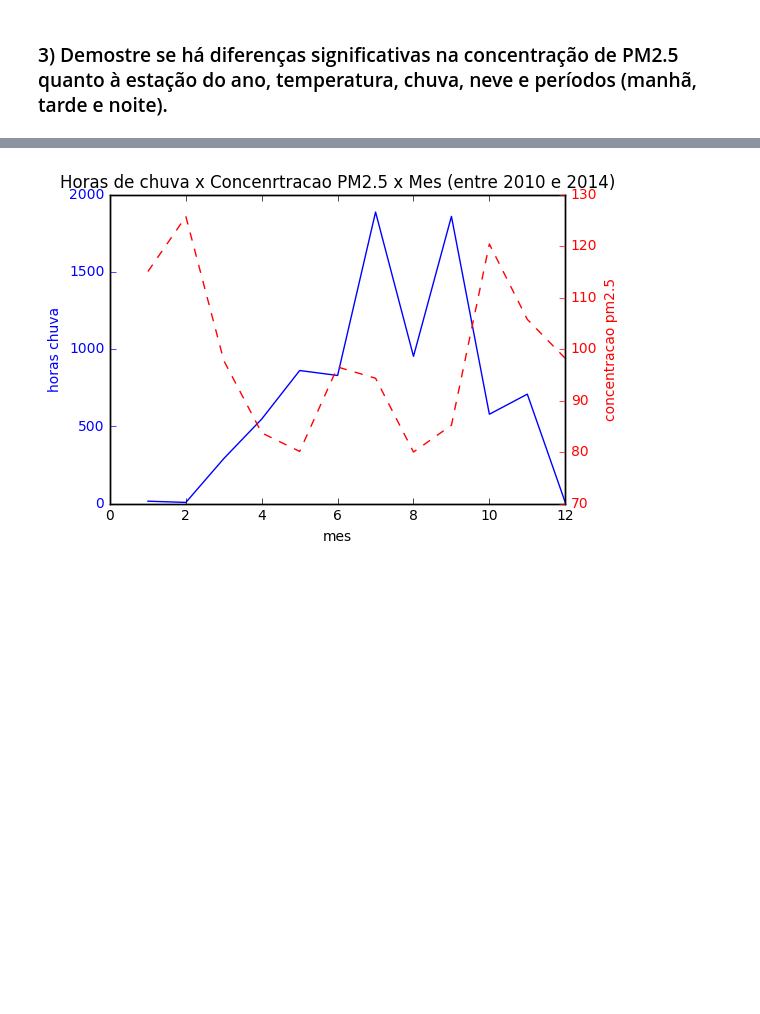
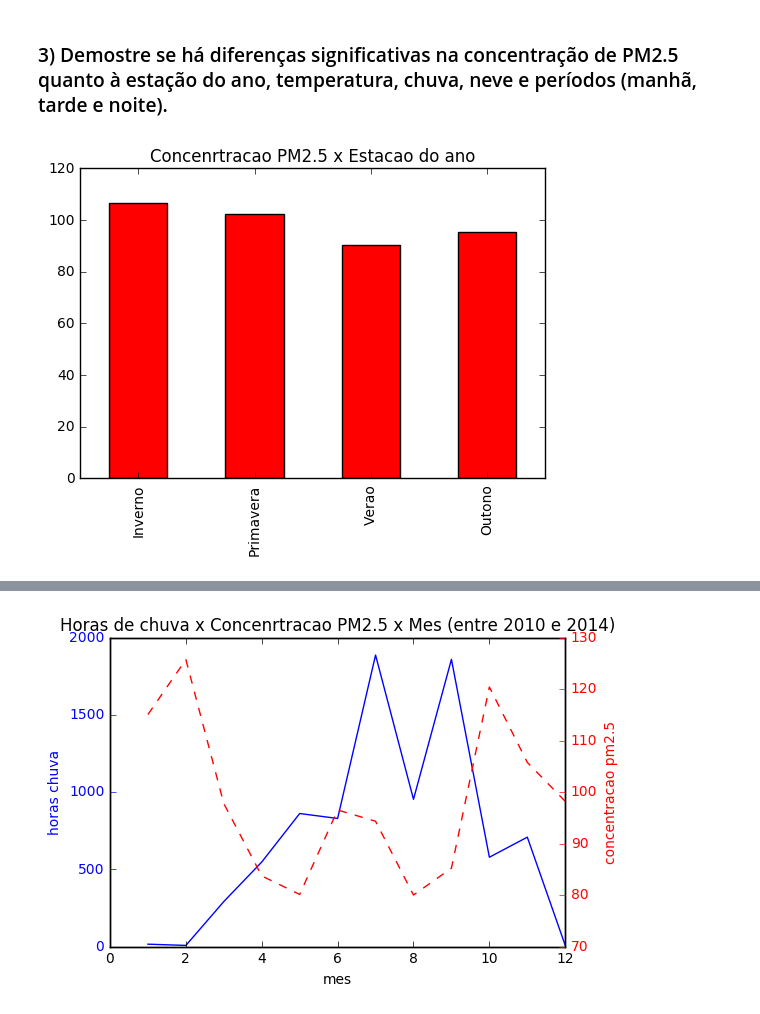
Before and after one commit to fredericobraga85/Big-Data, a Jupyter notebook: Análise Dados/Avaliação - Frederico Luz Braga.ipynb, the cells around one changed output, grey strips where cells are left out. Cells and saved outputs as stored; diff of their text form; code cells hidden in the pictures; blank space fills up the shorter version.

```diff
--- a/Análise Dados/Avaliação - Frederico Luz Braga.ipynb
+++ b/Análise Dados/Avaliação - Frederico Luz Braga.ipynb
@@ -150,3 +150,30 @@ De acordo com US Environmental Protection Agency’s (EPA), o limite aceitável
 A média por dia em Hong Kong é de 98 ug/m3. Três vezes mais que o limite.
 # %% [markdown]
 ### 3) Demostre se há diferenças significativas na concentração de PM2.5 quanto à estação do ano, temperatura, chuva, neve e períodos (manhã, tarde e noite).
+# %%
+# Análise de concentração de PM2.5 quanto à estação do ano\
+
+inverno = [1,11,12]
+primavera = [2,3,4]
+verao = [5,6,7]
+outono = [8,9,10]
+
+df_inverno   = data.groupby(['month']).mean()[['pm2.5']].loc[inverno].mean()
+df_primavera = data.groupby(['month']).mean()[['pm2.5']].loc[primavera].mean()
+df_verao     = data.groupby(['month']).mean()[['pm2.5']].loc[verao].mean()
+df_outono    = data.groupby(['month']).mean()[['pm2.5']].loc[outono].mean()
+
+l = np.array([df_inverno.T.iloc[0].tolist(),
+              df_primavera.T.iloc[0].tolist(),
+              df_verao.T.iloc[0].tolist(),
+              df_outono.T.iloc[0].tolist()])
+
+df = pd.DataFrame(l)
+
+df.plot.bar(legend=False, color='r');
+ind = np.arange(4)
+plt.xticks(ind, ('Inverno', 'Primavera', 'Verao', 'Outono'))
+plt.title('Concenrtracao PM2.5 x Estacao do ano')
+plt.show()
+# %% [output]
+[figure, added]
```
Also changed, not shown: parts of 7 cells of this notebook.
